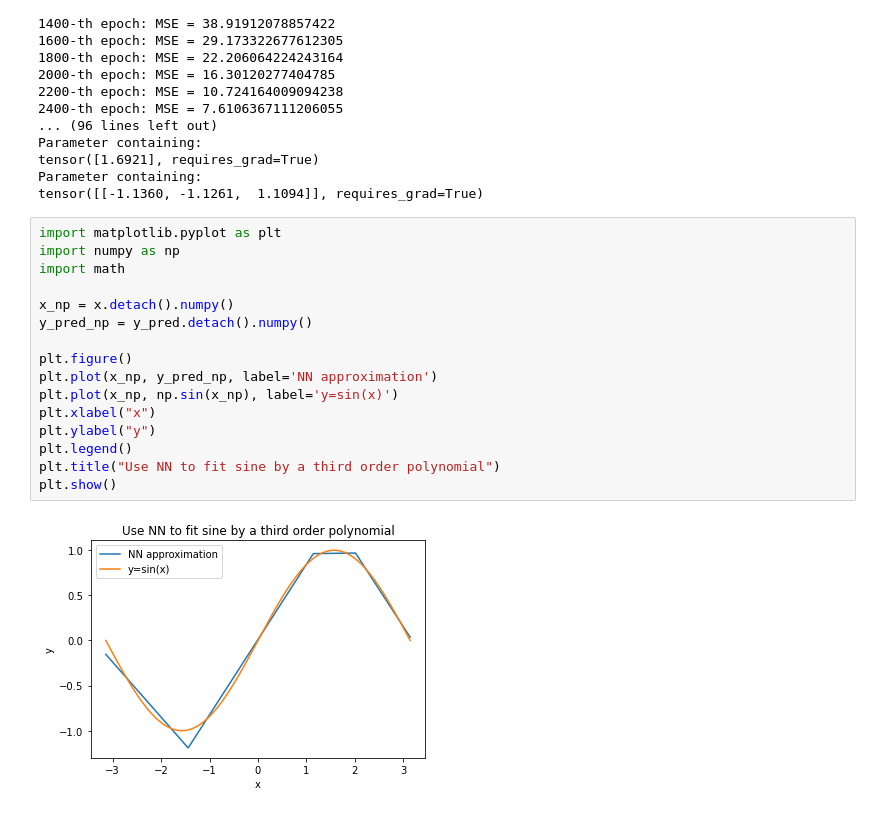
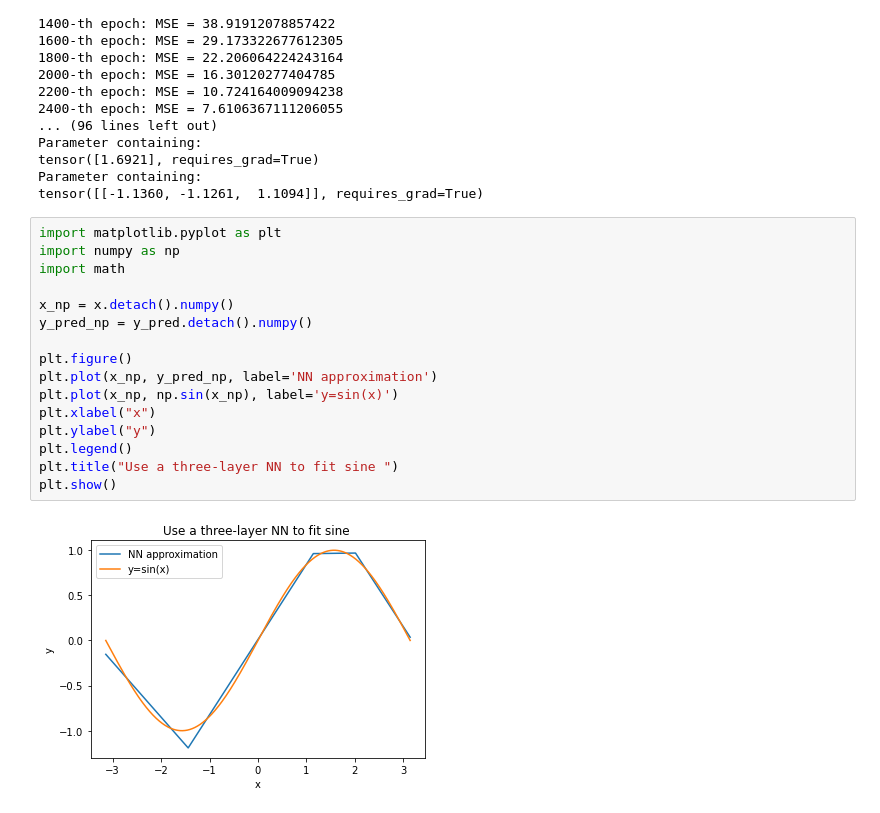
Before and after one commit to YuSun058/PyTorch-Tutorials, a Jupyter notebook: Examples/fit_sine_with_third_order_polynomial.ipynb, the cells around one changed output. Cells and saved outputs as stored; diff of their text form.

Commit message:
update fit sine

```diff
--- a/Examples/fit_sine_with_third_order_polynomial.ipynb
+++ b/Examples/fit_sine_with_third_order_polynomial.ipynb
@@ -339,18 +339,18 @@ tensor([[-1.1360, -1.1261,  1.1094]], requires_grad=True)
 # %%
 import matplotlib.pyplot as plt
 import numpy as np
 import math
 
 x_np = x.detach().numpy()
 y_pred_np = y_pred.detach().numpy()
 
 plt.figure()
 plt.plot(x_np, y_pred_np, label='NN approximation')
 plt.plot(x_np, np.sin(x_np), label='y=sin(x)')
 plt.xlabel("x")
 plt.ylabel("y")
 plt.legend()
-plt.title("Use NN to fit sine by a third order polynomial")
+plt.title("Use a three-layer NN to fit sine ")
 plt.show()
 # %% [output]
-[figure, old version]
+[figure, new version]
```
Also changed, not shown: 1 other file.
